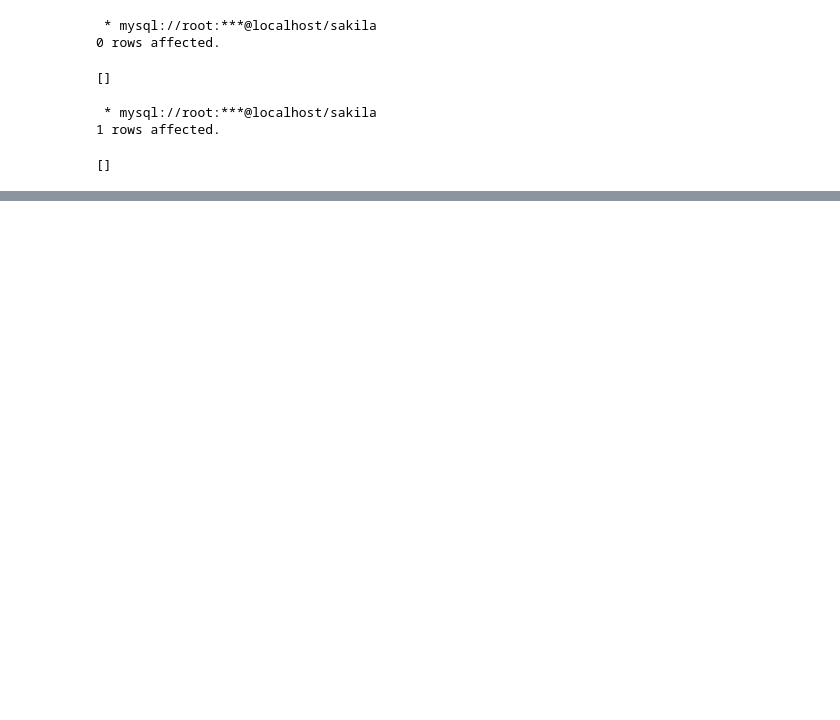
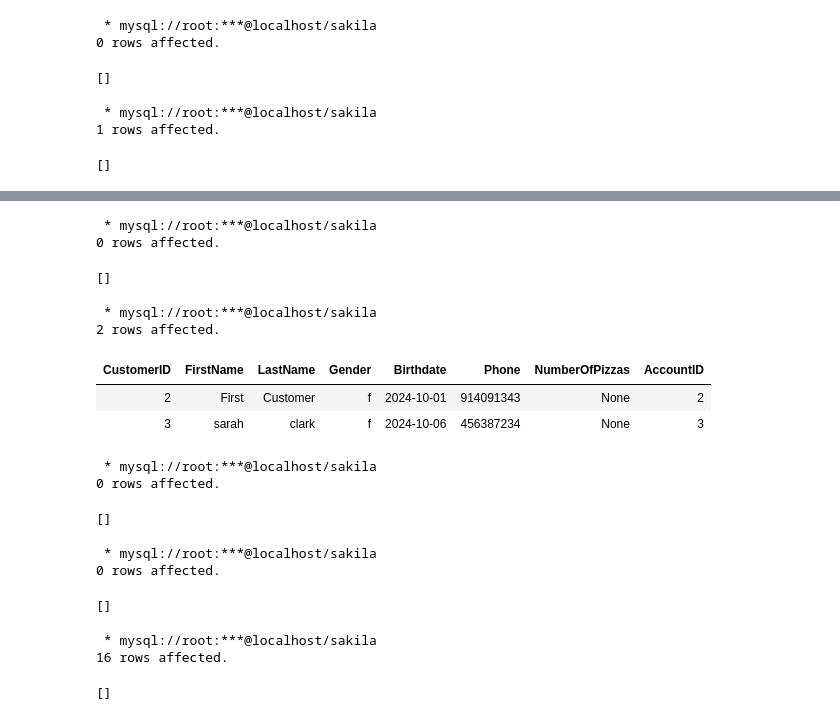
Before and after one commit to LiliBodnar/Pizza_project, a Jupyter notebook: PizzaDatabase.ipynb, the cells around one changed output, grey strips where cells are left out. Drawn from its saved outputs; the diff is of its cells as text; code cells hidden in the pictures; blank space fills up the shorter version.

Commit message:
place order done and bugs fixed

```diff
--- a/PizzaDatabase.ipynb
+++ b/PizzaDatabase.ipynb
@@ -359,3 +360,72 @@ WHERE TABLE_SCHEMA = 'pizzaproject'
 | def | pizzaproject | restrictiontype | Vegetarian | 3 | None | YES | bit | ... |
 | def | pizzaproject | restrictiontype | GlutenFree | 4 | None | YES | bit | ... |
 | def | pizzaproject | restrictiontype | LactoseFree | 5 | None | YES | bit | ... |
+# %%
+%%sql
+
+ALTER TABLE `Order`
+ADD OrderPlacementTime DATETIME
+# %% [output]
+ * mysql://root:***@localhost/sakila
+0 rows affected.
+[]
+# %%
+%%sql
+
+SELECT *
+FROM Customer
+# %% [output]
+ * mysql://root:***@localhost/sakila
+2 rows affected.
+| CustomerID | FirstName | LastName | Gender | Birthdate | Phone | NumberOfPizzas | AccountID |
+| 2 | First | Customer | f | 2024-10-01 | 914091343 | None | 2 |
+| 3 | sarah | clark | f | 2024-10-06 | 456387234 | None | 3 |
+# %%
+%%sql
+
+ALTER TABLE Customer
+CHANGE COLUMN NumerOfPizzas NumberOfPizzas INT;
+# %% [output]
+ * mysql://root:***@localhost/sakila
+0 rows affected.
+[]
+# %%
+%%sql
+
+CREATE TABLE CustomPizzaIngredients (
+    CustomPizzaID INT AUTO_INCREMENT PRIMARY KEY,
+    OrderItemID INT,
+    IngredientID INT,
+    Quantity INT,
+    FOREIGN KEY (OrderItemID) REFERENCES OrderItem(OrderItemID),
+    FOREIGN KEY (IngredientID) REFERENCES Ingredient(IngredientID)
+);
+# %% [output]
+ * mysql://root:***@localhost/sakila
+0 rows affected.
+[]
+# %%
+%%sql
+
+INSERT INTO RestrictionType (Vegan, Vegetarian, GlutenFree, LactoseFree)
+VALUES
+    (0, 0, 0, 0),  -- No restrictions
+    (0, 0, 0, 1),  -- Lactose-Free
+    (0, 0, 1, 0),  -- Gluten-Free
+    (0, 0, 1, 1),  -- Gluten-Free, Lactose-Free
+    (0, 1, 0, 0),  -- Vegetarian
+    (0, 1, 0, 1),  -- Vegetarian, Lactose-Free
+    (0, 1, 1, 0),  -- Vegetarian, Gluten-Free
+    (0, 1, 1, 1),  -- Vegetarian, Gluten-Free, Lactose-Free
+    (1, 0, 0, 0),  -- Vegan
+    (1, 0, 0, 1),  -- Vegan, Lactose-Free
+    (1, 0, 1, 0),  -- Vegan, Gluten-Free
+    (1, 0, 1, 1),  -- Vegan, Gluten-Free, Lactose-Free
+    (1, 1, 0, 0),  -- Vegan, Vegetarian
+    (1, 1, 0, 1),  -- Vegan, Vegetarian, Lactose-Free
+    (1, 1, 1, 0),  -- Vegan, Vegetarian, Gluten-Free
+    (1, 1, 1, 1);  -- Vegan, Vegetarian, Gluten-Free, Lactose-Free
+# %% [output]
+ * mysql://root:***@localhost/sakila
+16 rows affected.
+[]
```
Also changed, not shown: parts of 3 cells of this notebook, 4 other files.
